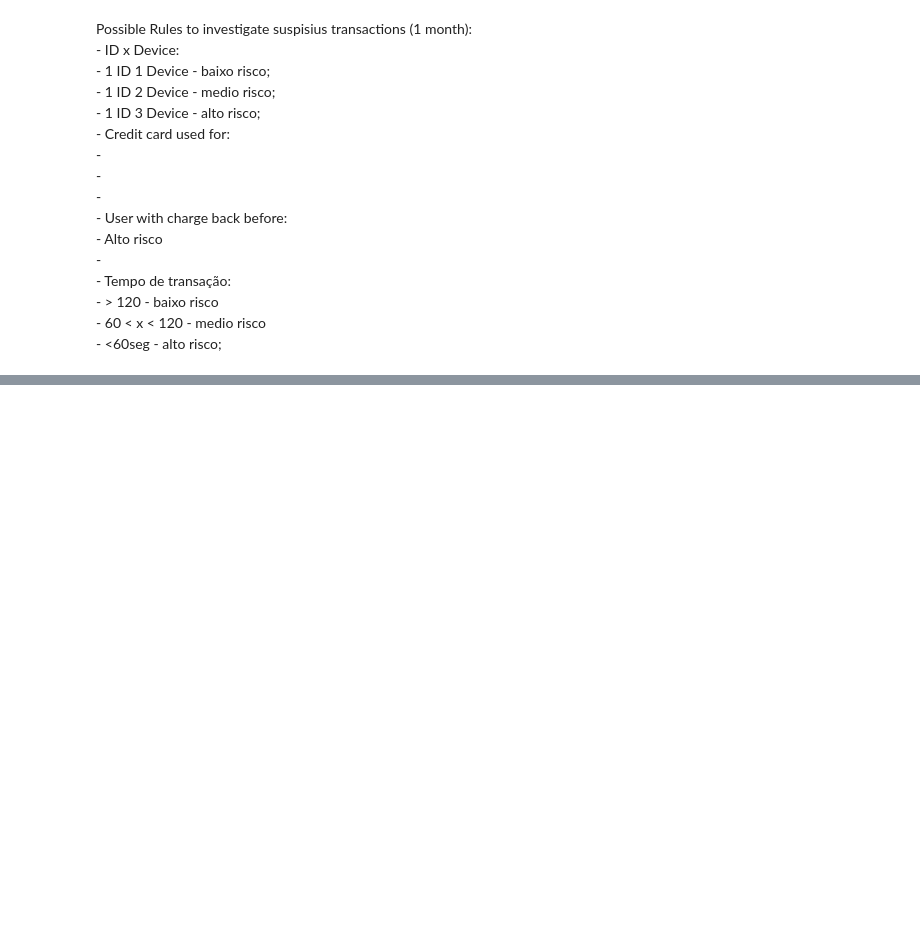
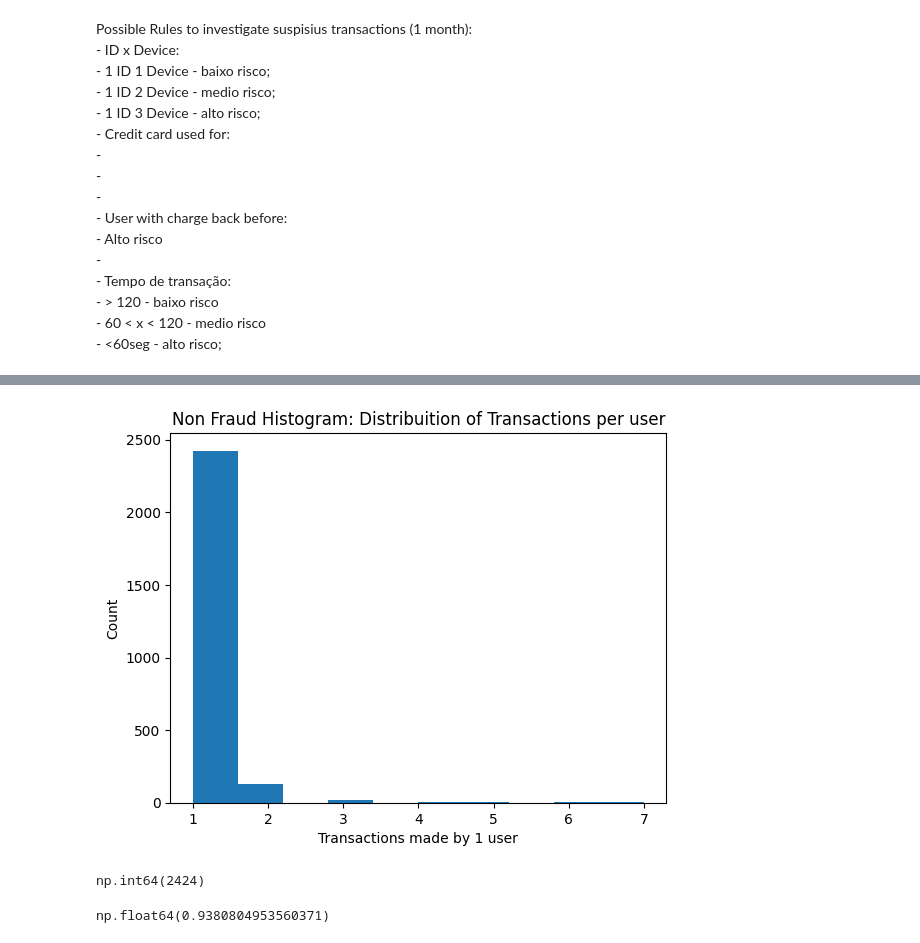
Before and after one commit to thecirocks/cloud_w, a Jupyter notebook: fraud_detection.ipynb, the cells around one changed output, grey strips where cells are left out. Saved outputs shown, nothing was run; the diff lists cells and outputs as text; code cells hidden in the pictures; blank space fills up the shorter version.

Commit message:
almost all done, missing 4

```diff
--- a/fraud_detection.ipynb
+++ b/fraud_detection.ipynb
@@ -271,4 +633,0 @@ To understand that we need to count the delta time of those transacitons
-# %%
-#Sort the Dataframe to understand the time diff of every transaction (after a groupby)
-df = df.sort_values(["user_id", "transaction_date"])
-df.head(4)
@@ -281,3 +633,0 @@ df.head(4)
-# %%
-df["time_diff"] = df.groupby("user_id")["transaction_date"].diff().dt.total_seconds()
-df.head(4)
@@ -325,0 +638,3 @@ plt.show()
+# %%
+df["device_id_missing"] = df["device_id"].apply(lambda x: 1 if pd.isnull(x) else 0)
+df["device_id_missing"].unique()
@@ -365,0 +683,4 @@ df
+# %%
+#Non Fraudster:
+transaction_1user_no_fraud = df[df["has_cbk"] == 0].groupby("user_id")["transaction_id"].count()
+transaction_1user_no_fraud
@@ -365,0 +701,15 @@ df
+# %%
+plt.hist(transaction_1user_no_fraud)
+plt.title("Non Fraud Histogram: Distribuition of Transactions per user")
+plt.xlabel("Transactions made by 1 user")
+plt.ylabel("Count");
+# %% [output]
+[figure, added]
+# %%
+(transaction_1user_no_fraud == 1).sum()
+# %% [output]
+np.int64(2424)
+# %%
+(transaction_1user_no_fraud == 1).sum() / len(transaction_1user_no_fraud)
+# %% [output]
+np.float64(0.9380804953560371)
```
Also changed, not shown: parts of 139 cells of this notebook.
